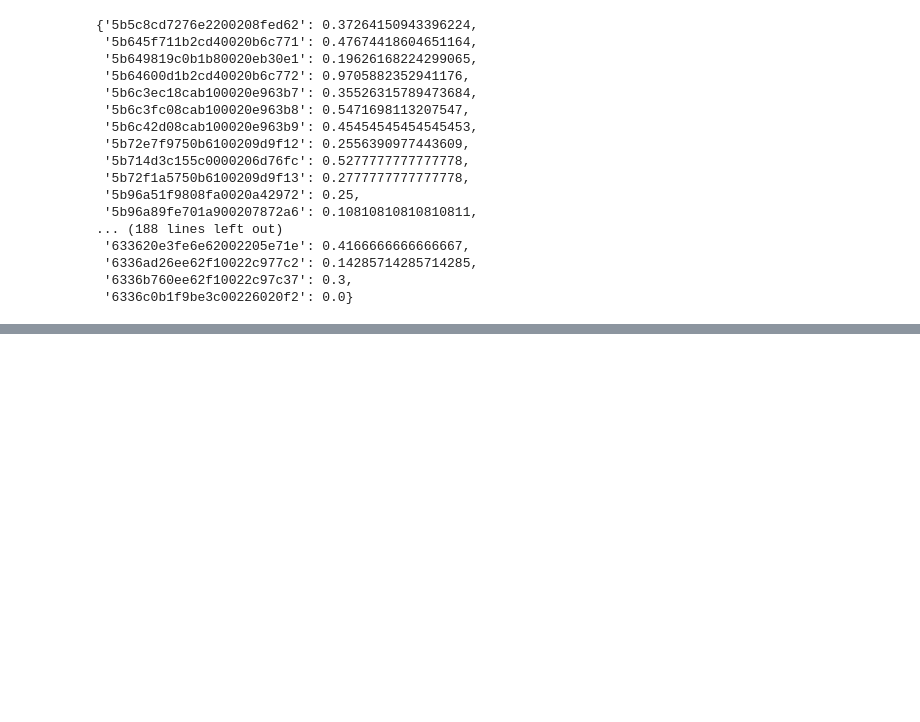
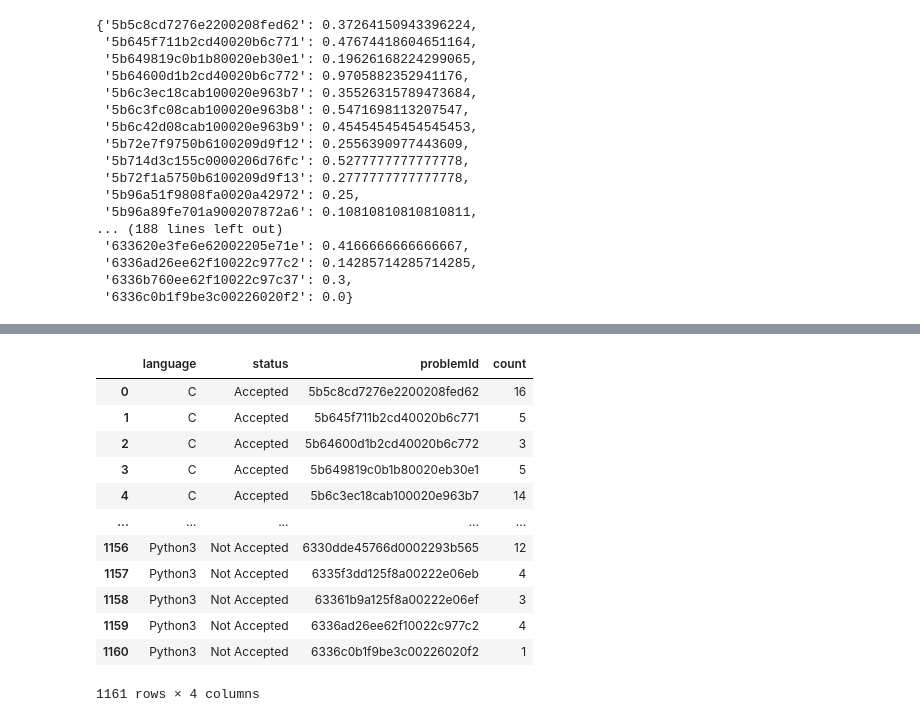
Before and after one commit to siesgstarena/synapse, a Jupyter notebook: notebooks/EDA/preprocessing.ipynb, the cells around one changed output, grey strips where cells are left out. Saved outputs shown, nothing was run; the diff lists cells and outputs as text; code cells hidden in the pictures; blank space fills up the shorter version.

```diff
--- a/notebooks/EDA/preprocessing.ipynb
+++ b/notebooks/EDA/preprocessing.ipynb
@@ -385,0 +406,16 @@ problem_group_language
+# %%
+group_language
+# %% [output]
+|  | language | status | problemId | count |
+| 0 | C | Accepted | 5b5c8cd7276e2200208fed62 | 16 |
+| 1 | C | Accepted | 5b645f711b2cd40020b6c771 | 5 |
+| 2 | C | Accepted | 5b64600d1b2cd40020b6c772 | 3 |
+| 3 | C | Accepted | 5b649819c0b1b80020eb30e1 | 5 |
+| 4 | C | Accepted | 5b6c3ec18cab100020e963b7 | 14 |
+| ... | ... | ... | ... | ... |
+| 1156 | Python3 | Not Accepted | 6330dde45766d0002293b565 | 12 |
+| 1157 | Python3 | Not Accepted | 6335f3dd125f8a00222e06eb | 4 |
+| 1158 | Python3 | Not Accepted | 63361b9a125f8a00222e06ef | 3 |
+| 1159 | Python3 | Not Accepted | 6336ad26ee62f10022c977c2 | 4 |
+| 1160 | Python3 | Not Accepted | 6336c0b1f9be3c00226020f2 | 1 |
+1161 rows × 4 columns
```
Also changed, not shown: parts of 8 cells of this notebook.
